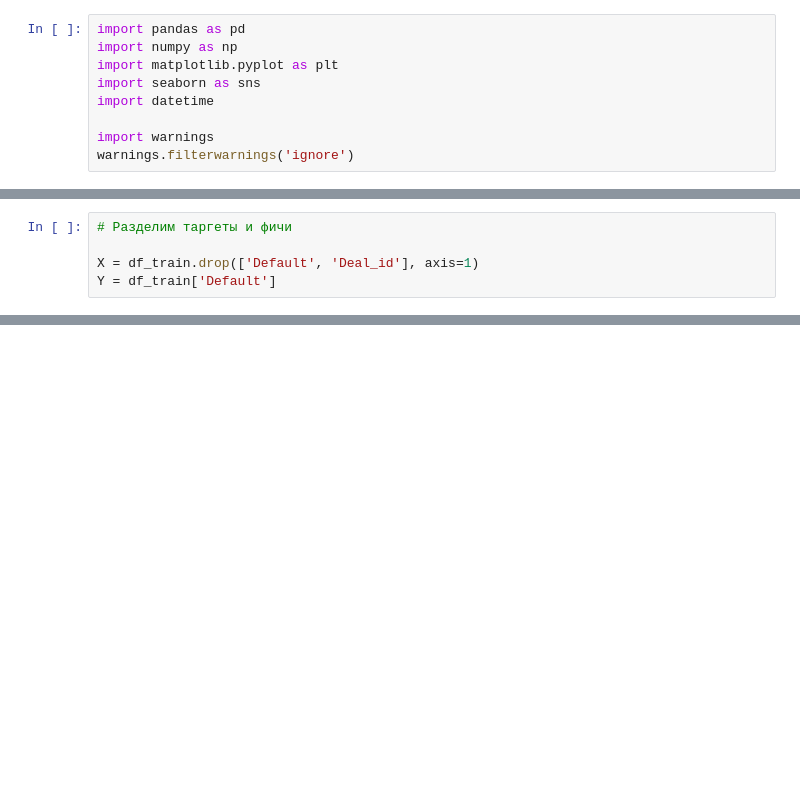
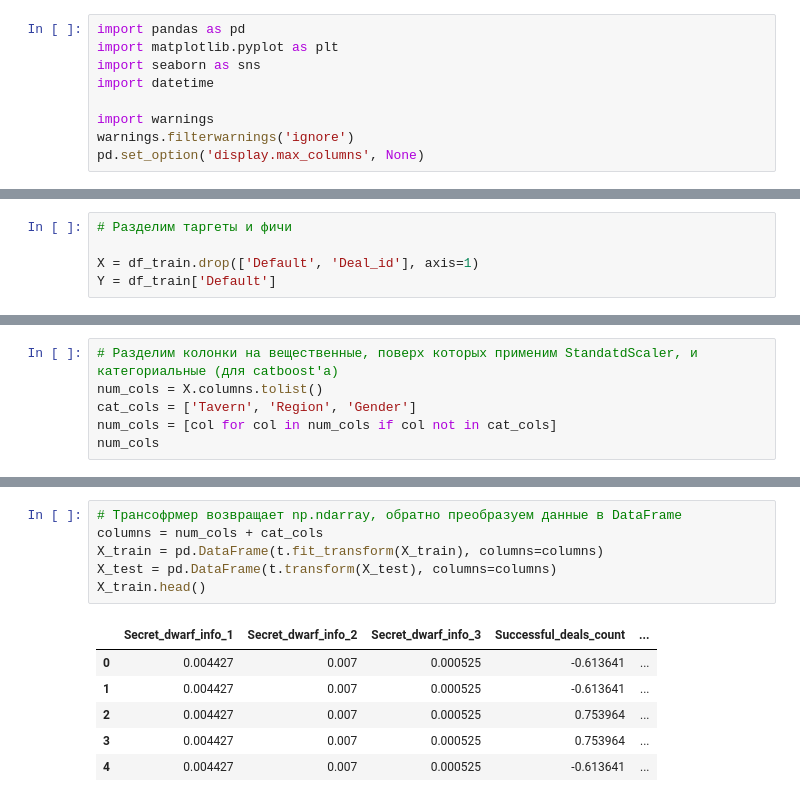
Before and after one commit to mmeshok/for_resume, a Jupyter notebook: dwarf_tavern/dwarf_tavern.ipynb, the cells around one changed output, grey strips where cells are left out. Drawn from its saved outputs; the diff is of its cells as text; blank space fills up the shorter version.

Commit message:
Update dwarf_tavern

```diff
--- a/dwarf_tavern/dwarf_tavern.ipynb
+++ b/dwarf_tavern/dwarf_tavern.ipynb
@@ -1,12 +1,12 @@
 # %%
 import pandas as pd
-import numpy as np
 import matplotlib.pyplot as plt
 import seaborn as sns
 import datetime
 
 import warnings
 warnings.filterwarnings('ignore')
+pd.set_option('display.max_columns', None)
 # %%
 # Загрузим тренировочные и тестовые данные
 df_train = pd.read_csv('train.csv')
@@ -219,0 +224,6 @@ X.shape
+# %%
+# Разделим колонки на вещественные, поверх которых применим StandatdScaler, и категориальные (для catboost'а)
+num_cols = X.columns.tolist()
+cat_cols = ['Tavern', 'Region', 'Gender']
+num_cols = [col for col in num_cols if col not in cat_cols]
+num_cols
@@ -271,0 +268,13 @@ Learning rate set to 0.015324
+# %%
+# Трансофрмер возвращает np.ndarray, обратно преобразуем данные в DataFrame
+columns = num_cols + cat_cols
+X_train = pd.DataFrame(t.fit_transform(X_train), columns=columns)
+X_test = pd.DataFrame(t.transform(X_test), columns=columns)
+X_train.head()
+# %% [output]
+|  | Secret_dwarf_info_1 | Secret_dwarf_info_2 | Secret_dwarf_info_3 | Successful_deals_count | ... |
+| 0 | 0.004427 | 0.007 | 0.000525 | -0.613641 | ... |
+| 1 | 0.004427 | 0.007 | 0.000525 | -0.613641 | ... |
+| 2 | 0.004427 | 0.007 | 0.000525 | 0.753964 | ... |
+| 3 | 0.004427 | 0.007 | 0.000525 | 0.753964 | ... |
+| 4 | 0.004427 | 0.007 | 0.000525 | -0.613641 | ... |
```
Also changed, not shown: parts of 21 cells of this notebook, 1 other file.
